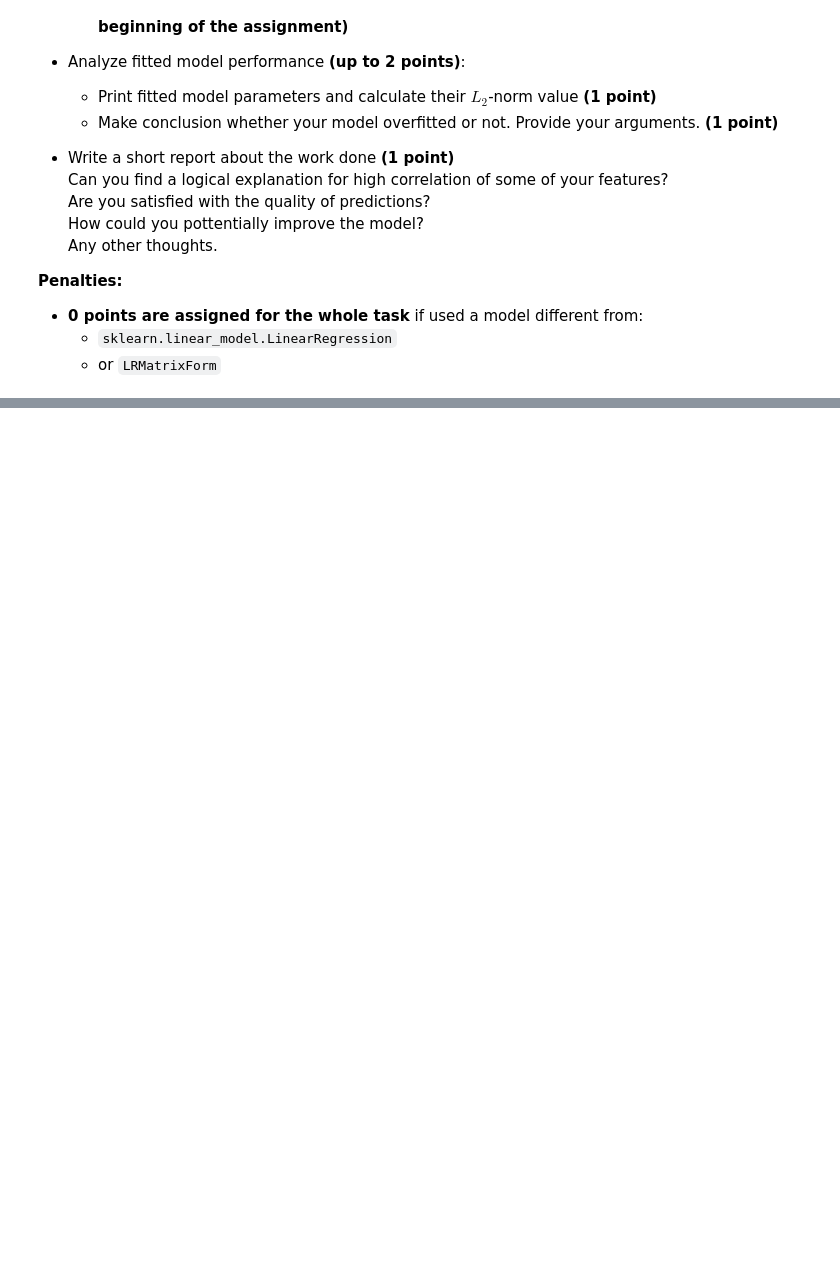
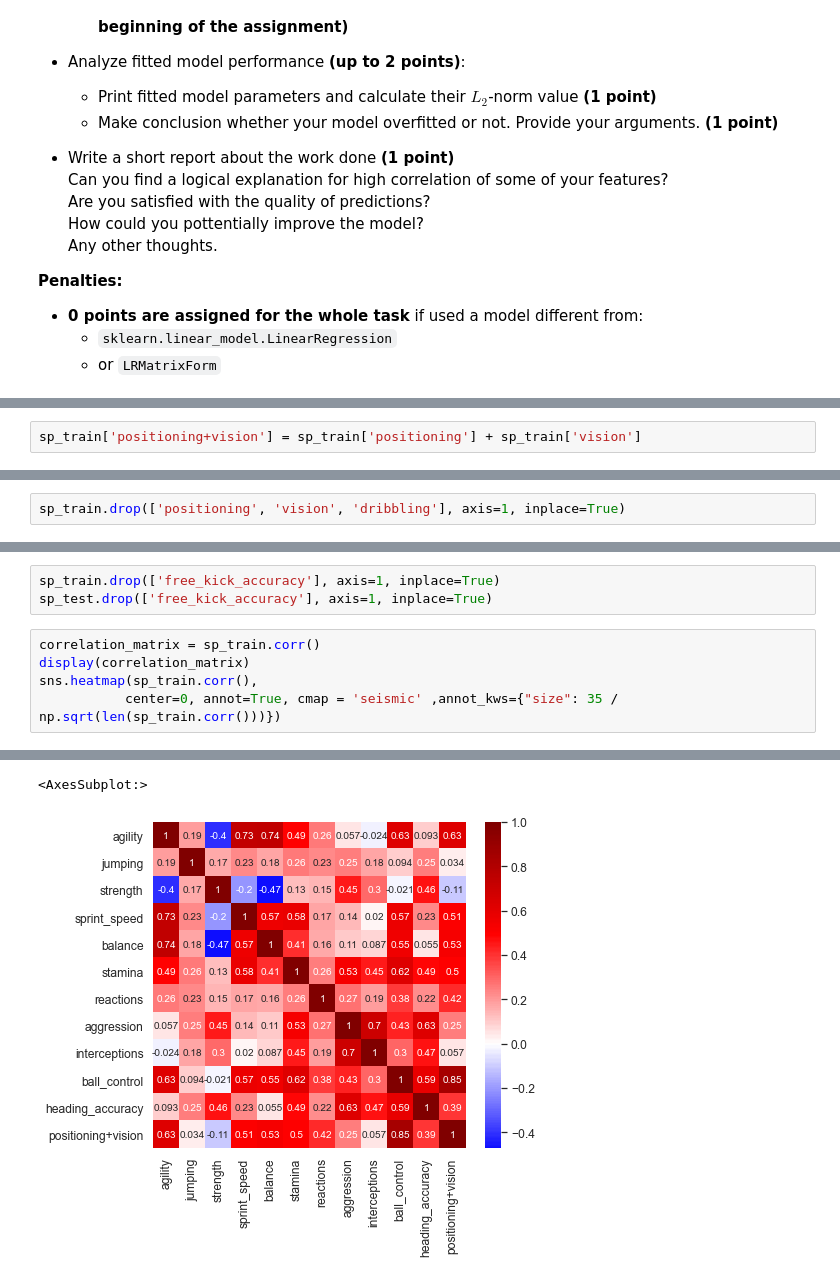
Before and after one commit to tshura/ml-intro-tasks, a Jupyter notebook: 3_linear_regression/linear_regression.ipynb, the cells around one changed output, grey strips where cells are left out. Drawn from its saved outputs; the diff is of its cells as text; blank space fills up the shorter version.

```diff
--- a/3_linear_regression/linear_regression.ipynb
+++ b/3_linear_regression/linear_regression.ipynb
@@ -1729,0 +1804,2 @@ Steps you need to follow:
+# %%
+sp_train['positioning+vision'] = sp_train['positioning'] + sp_train['vision']
@@ -1729,0 +1808,2 @@ Steps you need to follow:
+# %%
+sp_train.drop(['positioning', 'vision', 'dribbling'], axis=1, inplace=True)
@@ -1729,0 +1814,9 @@ Steps you need to follow:
+# %%
+sp_train.drop(['free_kick_accuracy'], axis=1, inplace=True)
+sp_test.drop(['free_kick_accuracy'], axis=1, inplace=True)
+# %%
+correlation_matrix = sp_train.corr()
+display(correlation_matrix)
+sns.heatmap(sp_train.corr(),
+           center=0, annot=True, cmap = 'seismic' ,annot_kws={"size": 35 / np.sqrt(len(sp_train.corr()))})
+# %% [output]
@@ -1729,0 +1836,2 @@ Steps you need to follow:
+<AxesSubplot:>
+[figure, added]
```
Also changed, not shown: parts of 81 cells of this notebook.
